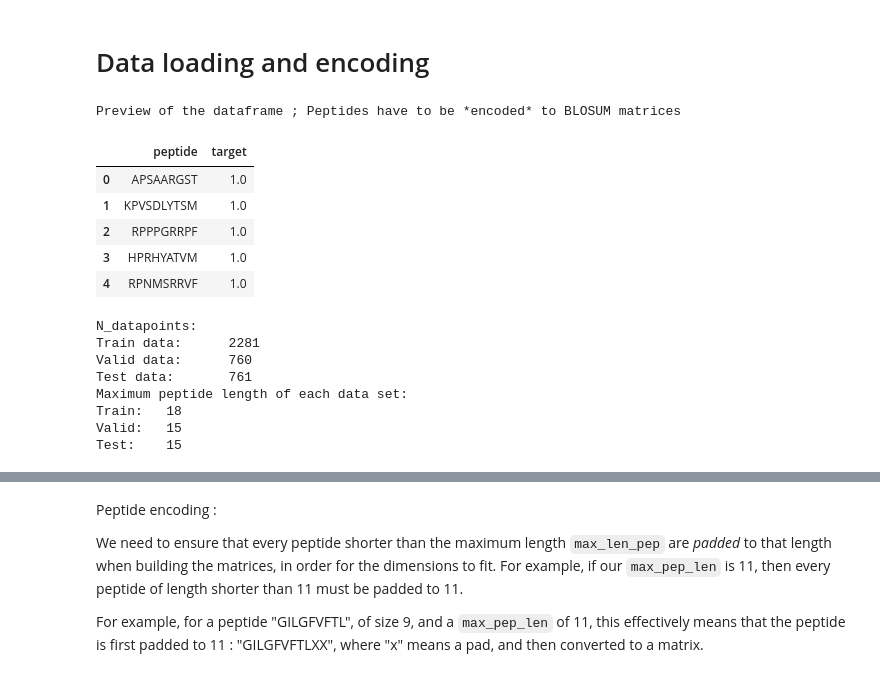
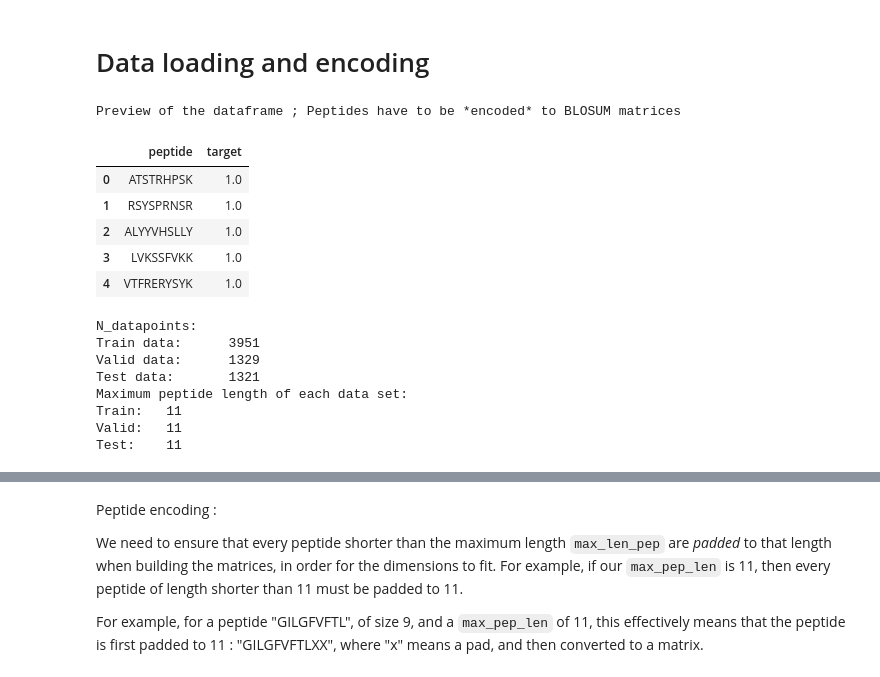
Before and after one commit to mnielLab/22125_algobio_nn, a Jupyter notebook: notebooks/FFNN_from_scratch.ipynb, the cells around one changed output, grey strips where cells are left out. Drawn from its saved outputs; the diff is of its cells as text; code cells hidden in the pictures.

```diff
--- a/notebooks/FFNN_from_scratch.ipynb
+++ b/notebooks/FFNN_from_scratch.ipynb
@@ -177,43 +177,43 @@ def load_ffnn_model(filepath, model=None):
 # Data loading and encoding
 # %%
 # Replace your data paths with the actual paths and desired alleles
-ALLELE = "B0702" #'A0301' #A0201' #'A0301'
-DATAPATH = '/Users/sendel/teaching/22125/data'
+ALLELE = 'A0301' #A0201' #'A0301'
+DATAPATH = '/Users/riwa/Documents/code/22125_algobio_nn/data'
 blosum_file = f'{DATAPATH}/BLOSUM50'
 train_data = f'{DATAPATH}/{ALLELE}/train_BA'
 valid_data = f'{DATAPATH}/{ALLELE}/valid_BA'
 test_data = f'{DATAPATH}/{ALLELE}/test_BA'
 
 # Loading the peptides.
 train_raw = load_peptide_target(train_data)
 valid_raw = load_peptide_target(valid_data)
 test_raw = load_peptide_target(test_data)
 #
 print('Preview of the dataframe ; Peptides have to be *encoded* to BLOSUM matrices')
 display(train_raw.head())
 
 print('N_datapoints:')
 print('Train data:\t', train_raw.shape[0])
 print('Valid data:\t', valid_raw.shape[0])
 print('Test data:\t', test_raw.shape[0])
 
 print('Maximum peptide length of each data set:')
 print('Train:\t',  train_raw['peptide'].apply(len).max())
 print('Valid:\t', valid_raw['peptide'].apply(len).max())
 print('Test:\t', test_raw['peptide'].apply(len).max())
 # %% [output]
 Preview of the dataframe ; Peptides have to be *encoded* to BLOSUM matrices
 |  | peptide | target |
-| 0 | APSAARGST | 1.0 |
-| 1 | KPVSDLYTSM | 1.0 |
-| 2 | RPPPGRRPF | 1.0 |
-| 3 | HPRHYATVM | 1.0 |
-| 4 | RPNMSRRVF | 1.0 |
+| 0 | ATSTRHPSK | 1.0 |
+| 1 | RSYSPRNSR | 1.0 |
+| 2 | ALYYVHSLLY | 1.0 |
+| 3 | LVKSSFVKK | 1.0 |
+| 4 | VTFRERYSYK | 1.0 |
 N_datapoints:
-Train data:      2281
-Valid data:      760
-Test data:       761
+Train data:      3951
+Valid data:      1329
+Test data:       1321
 Maximum peptide length of each data set:
-Train:   18
-Valid:   15
-Test:    15
+Train:   11
+Valid:   11
+Test:    11
```
Also changed, not shown: parts of 20 cells of this notebook, 1 other file.
